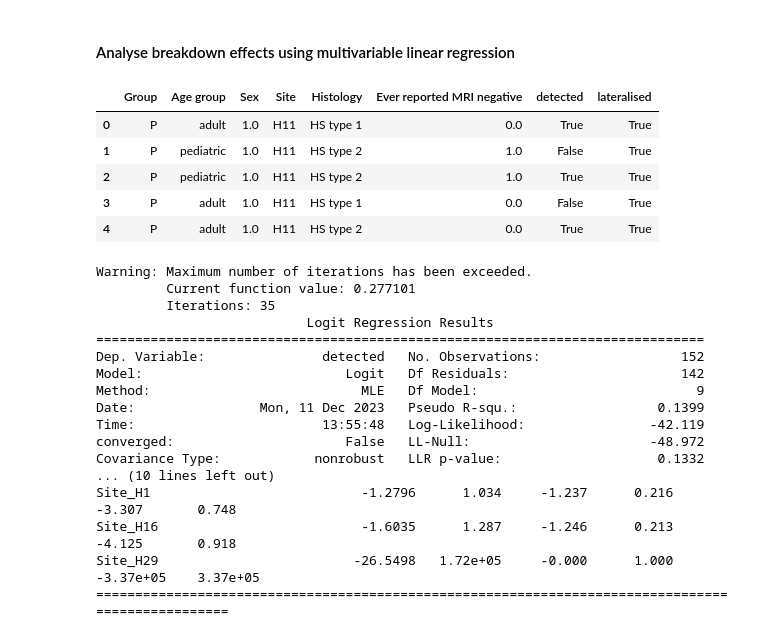
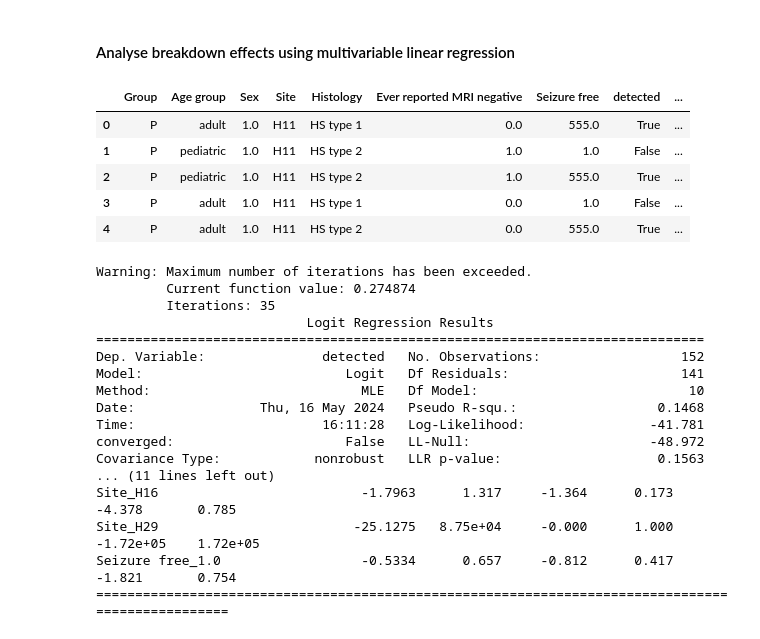
Before and after one commit to ckronlage/AID-HS, a Jupyter notebook: notebooks/analysis_train_and_evaluate.ipynb, the cells around one changed output. Cells and saved outputs as stored; diff of their text form; code cells hidden in the pictures.

```diff
--- a/notebooks/analysis_train_and_evaluate.ipynb
+++ b/notebooks/analysis_train_and_evaluate.ipynb
@@ -94,9 +112,9 @@ df['histo']=histos
 # %%
 #load or save matrix
-output_path=os.path.join(BASE_PATH,'data_saved')
+output_path=os.path.join(DATA_PATH,'data_saved')
 file = os.path.join(output_path,'matrix_norm_avg_231211.csv')
-df.to_csv(file)
-# df=pd.read_csv(file, header=0,encoding='unicode_escape', index_col=0)
+# df.to_csv(file)
+df=pd.read_csv(file, header=0,encoding='unicode_escape', index_col=0)
 # %%
 df.groupby(['group','histo','hemi'])['ID'].count()
 # %% [output]
@@ -184,7 +214,7 @@ methods = ['Hippunfold features', 'FS volume preprocessed', 'FS volume raw']
 
 #initialise the sites and dataset to use
 sites=['H11', 'H16', 'H1','H29']
-file_split = os.path.join(os.path.join(BASE_PATH,'dataset_C-P-DC_alltrain.csv'))
+file_split = os.path.join(os.path.join(DATA_PATH,'dataset_C-P-DC_alltrain.csv'))
 
 #initialise the model
 model_name = 'LogReg'
@@ -193,7 +223,7 @@ lateralisation_only = False
 differentiation_only = False
 
 #initialise path to save models
-output_path= os.path.join(os.path.join(BASE_PATH,'data_saved'))
+output_path= os.path.join(os.path.join(DATA_PATH,'data_saved'))
 
 data_method={}
 results_method={}
@@ -222,7 +252,7 @@ for method in methods:
     #save classifiers
     for i in range(0,len(sites)):
         filename = os.path.join(output_path,f'model_{model_name}_{method}_{sites[i]}_noicv.sav')
-        joblib.dump(clfs[i], filename)
+        # joblib.dump(clfs[i], filename)
 
     #COMPUTE PERFORMANCES
     results_method[method] = compute_performances(train_dataset['Y'], train_dataset['y_bin'], y_pred, scores)
@@ -620,3 +666,30 @@ TP detecting H1: 18/22 (81.8%)
 TP detecting H11: 67/72 (93.1%)
 TP detecting H16: 12/13 (92.3%)
 TP detecting H29: 40/45 (88.9%)
+# %%
+#breakdown per seizure freedom
+
+method = 'Hippunfold features'
+datatrain=data_method[method]['train_dataset']['df']
+
+#combine datatrain with sex
+datatrain['seizure_free'] = [df[df['ID']==subject]['seizure_free'].values[0] for subject in datatrain.index]
+
+print('\nPerformances lateralisation only:')
+datatrain[f'TP_side'] = results_method[method]['accurately_lateralised']
+
+for seizure_free in [0.0, 1.0]:
+    n_tot = len(datatrain[(datatrain['group']['lh']=='P')&(datatrain['seizure_free']==seizure_free)])
+    if n_tot>0:
+        n_tp = len(datatrain[(datatrain['group']['lh']=='P')&(datatrain['seizure_free']==seizure_free)&(datatrain['TP_side']==True)])
+        print(f'TP in seizure_free {seizure_free}: {n_tp}/{n_tot} ({round(n_tp/n_tot*100,1)}%)')
+
+
+print('\nPerformances differentiation only:')
+datatrain[f'TP_group'] = results_method[method]['accurately_differentiated']
+
+for seizure_free in [0.0, 1.0]:
+    n_tot = len(datatrain[(datatrain['group']['lh']=='P')&(datatrain['seizure_free']==seizure_free)])
+    if n_tot>0:
+        n_tp = len(datatrain[(datatrain['group']['lh']=='P')&(datatrain['seizure_free']==seizure_free)&(datatrain['TP_group']==True)])
+        print(f'TP in seizure_free {seizure_free}: {n_tp}/{n_tot} ({round(n_tp/n_tot*100,1)}%)')
@@ -625,35 +706,37 @@ TP detecting H29: 40/45 (88.9%)
 # %%
 # create the breakdown dataframe
 
 subdf = data_method[method]['train_dataset']['df'][['TP_side','TP_group']]
 df_breakdown=pd.DataFrame()
 
 #add group
 df_breakdown['Group'] = [df[df['ID']==subject]['group'].values[0] for subject in subdf.index]
 #add age preop
 df_breakdown['Age group'] = ['pediatric' if df[df['ID']==subject]['age_scan'].values[0]<18 else 'adult' for subject in subdf.index]
 #add sex
 df_breakdown['Sex'] = [df[df['ID']==subject]['sex'].values[0] for subject in subdf.index]
 #add site
 df_breakdown['Site'] = [df[df['ID']==subject]['site'].values[0] for subject in subdf.index]
 #add histo
 df_breakdown['Histology'] = [df[df['ID']==subject]['histo'].values[0] if df[df['ID']==subject]['group'].values[0]=='P' else np.nan for subject in subdf.index]
 #add mri_neg
 df_breakdown['Ever reported MRI negative'] = [df[df['ID']==subject]['mri_neg'].values[0] if df[df['ID']==subject]['group'].values[0]=='P' else np.nan for subject in subdf.index]
+#add seizure freedom
+df_breakdown['Seizure free'] = [df[df['ID']==subject]['seizure_free'].values[0] if df[df['ID']==subject]['group'].values[0]=='P' else np.nan for subject in subdf.index]
 
 
 #add detection or lateralisation
 df_breakdown['detected'] = subdf['TP_group'].values
 df_breakdown['lateralised'] = subdf['TP_side'].values
 
 df_breakdown.head()
 # %% [output]
-|  | Group | Age group | Sex | Site | Histology | Ever reported MRI negative | detected | lateralised |
-| 0 | P | adult | 1.0 | H11 | HS type 1 | 0.0 | True | True |
-| 1 | P | pediatric | 1.0 | H11 | HS type 2 | 1.0 | False | True |
-| 2 | P | pediatric | 1.0 | H11 | HS type 2 | 1.0 | True | True |
-| 3 | P | adult | 1.0 | H11 | HS type 1 | 0.0 | False | True |
-| 4 | P | adult | 1.0 | H11 | HS type 2 | 0.0 | True | True |
+|  | Group | Age group | Sex | Site | Histology | Ever reported MRI negative | Seizure free | detected | ... |
+| 0 | P | adult | 1.0 | H11 | HS type 1 | 0.0 | 555.0 | True | ... |
+| 1 | P | pediatric | 1.0 | H11 | HS type 2 | 1.0 | 1.0 | False | ... |
+| 2 | P | pediatric | 1.0 | H11 | HS type 2 | 1.0 | 555.0 | True | ... |
+| 3 | P | adult | 1.0 | H11 | HS type 1 | 0.0 | 1.0 | False | ... |
+| 4 | P | adult | 1.0 | H11 | HS type 2 | 0.0 | 555.0 | True | ... |
 # %%
 # Predicting detection in patients with age, sex, site, MRI status and histopathologies
 
@@ -663,10 +746,10 @@ df_breakdown_sub = df_breakdown[df_breakdown['Group']=='P'].copy()
 df_breakdown_sub = df_breakdown_sub.reset_index()
 
 #convert categorical variables to dummy variable
-df_breakdown_sub = pd.get_dummies(df_breakdown_sub, columns=['Age group', 'Sex', 'Site', 'Ever reported MRI negative','Histology'], drop_first=False)
+df_breakdown_sub = pd.get_dummies(df_breakdown_sub, columns=['Age group', 'Sex', 'Site', 'Ever reported MRI negative','Histology', 'Seizure free'], drop_first=False)
 
 # defining the dependent and independent variables with the reference for each category
-Xtrain = df_breakdown_sub[['Age group_pediatric', 'Sex_1.0', 'Ever reported MRI negative_1.0','Histology_HS type 2','Histology_HS type 3','Histology_non spec', 'Site_H1', 'Site_H16', 'Site_H29', ]]
+Xtrain = df_breakdown_sub[['Age group_pediatric', 'Sex_1.0', 'Ever reported MRI negative_1.0','Histology_HS type 2','Histology_HS type 3','Histology_non spec', 'Site_H1', 'Site_H16', 'Site_H29', 'Seizure free_1.0']]
 ytrain = df_breakdown_sub['detected'].astype(bool)
 
 Xtrain = smf.add_constant(Xtrain)
@@ -681,21 +764,21 @@ res=model.fit()
 print(res.summary())
 # %% [output]
 Warning: Maximum number of iterations has been exceeded.
-         Current function value: 0.277101
+         Current function value: 0.274874
          Iterations: 35
                            Logit Regression Results
 ==============================================================================
 Dep. Variable:               detected   No. Observations:                  152
-Model:                          Logit   Df Residuals:                      142
-Method:                           MLE   Df Model:                            9
-Date:                Mon, 11 Dec 2023   Pseudo R-squ.:                  0.1399
-Time:                        13:55:48   Log-Likelihood:                -42.119
+Model:                          Logit   Df Residuals:                      141
+Method:                           MLE   Df Model:                           10
+Date:                Thu, 16 May 2024   Pseudo R-squ.:                  0.1468
+Time:                        16:11:28   Log-Likelihood:                -41.781
 converged:                      False   LL-Null:                       -48.972
-Covariance Type:            nonrobust   LLR p-value:                    0.1332
-... (10 lines left out)
-Site_H1                           -1.2796      1.034     -1.237      0.216      -3.307       0.748
-Site_H16                          -1.6035      1.287     -1.246      0.213      -4.125       0.918
-Site_H29                         -26.5498   1.72e+05     -0.000      1.000   -3.37e+05    3.37e+05
+Covariance Type:            nonrobust   LLR p-value:                    0.1563
+... (11 lines left out)
+Site_H16                          -1.7963      1.317     -1.364      0.173      -4.378       0.785
+Site_H29                         -25.1275   8.75e+04     -0.000      1.000   -1.72e+05    1.72e+05
+Seizure free_1.0                  -0.5334      0.657     -0.812      0.417      -1.821       0.754
 ==================================================================================================
 # %%
 # Predicting lateralisation in patients with age, sex, site, MRI status and histopathologies
```
Also changed, not shown: parts of 7 cells of this notebook, 2 other files.
